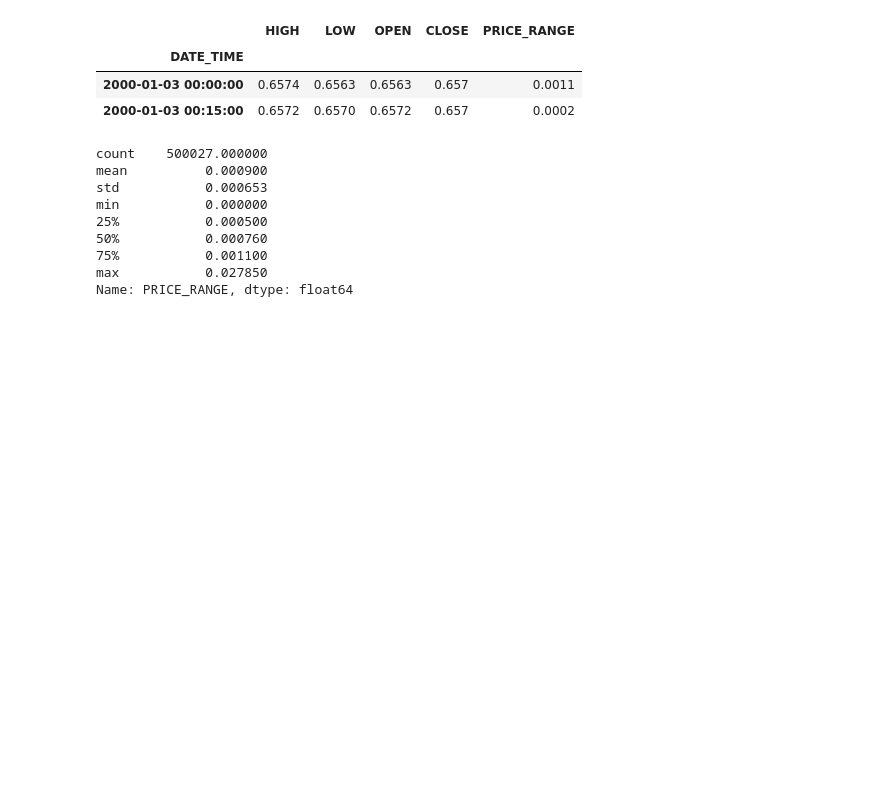
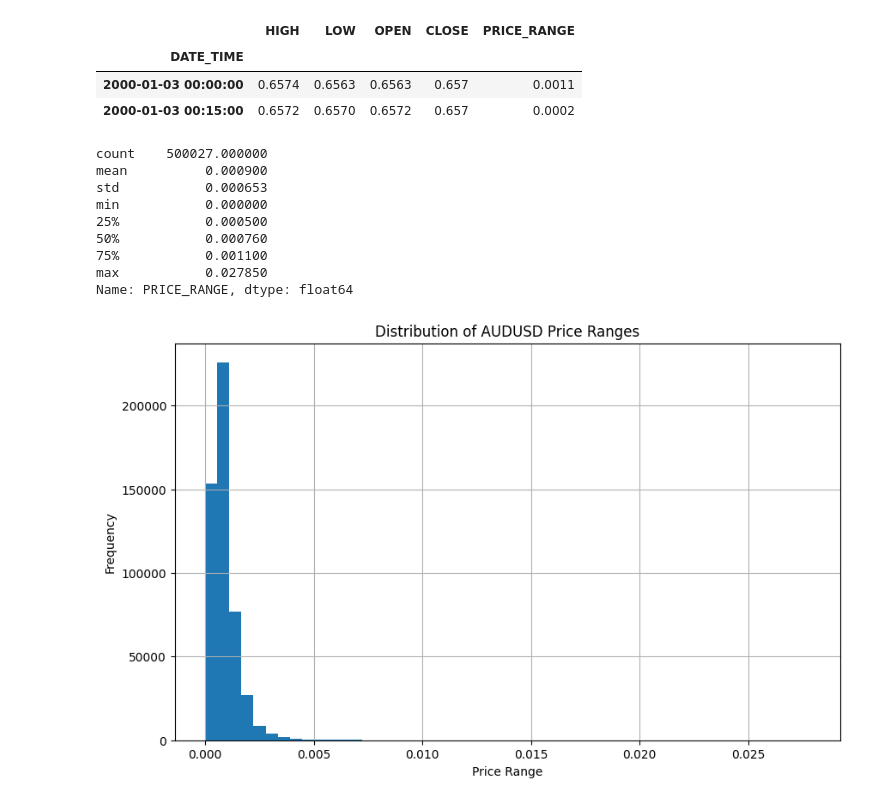
Before and after one commit to DhaneeraDulvanya/Currency-Analysis-for-AUDUSD, a Jupyter notebook: analysis_AUDUSD.ipynb, the cells around one changed output. Cells and saved outputs as stored; diff of their text form; code cells hidden in the pictures; blank space fills up the shorter version.

```diff
--- a/analysis_AUDUSD.ipynb
+++ b/analysis_AUDUSD.ipynb
@@ -197,3 +197,14 @@ min           0.000000
 75%           0.001100
 max           0.027850
 Name: PRICE_RANGE, dtype: float64
+# %%
+# Create a histogram of price ranges
+plt.figure(figsize=(10, 6))
+plt.hist(df['PRICE_RANGE'], bins=50)
+plt.title('Distribution of AUDUSD Price Ranges')
+plt.xlabel('Price Range')
+plt.ylabel('Frequency')
+plt.grid(True)
+plt.show()
+# %% [output]
+[figure, added]
```
